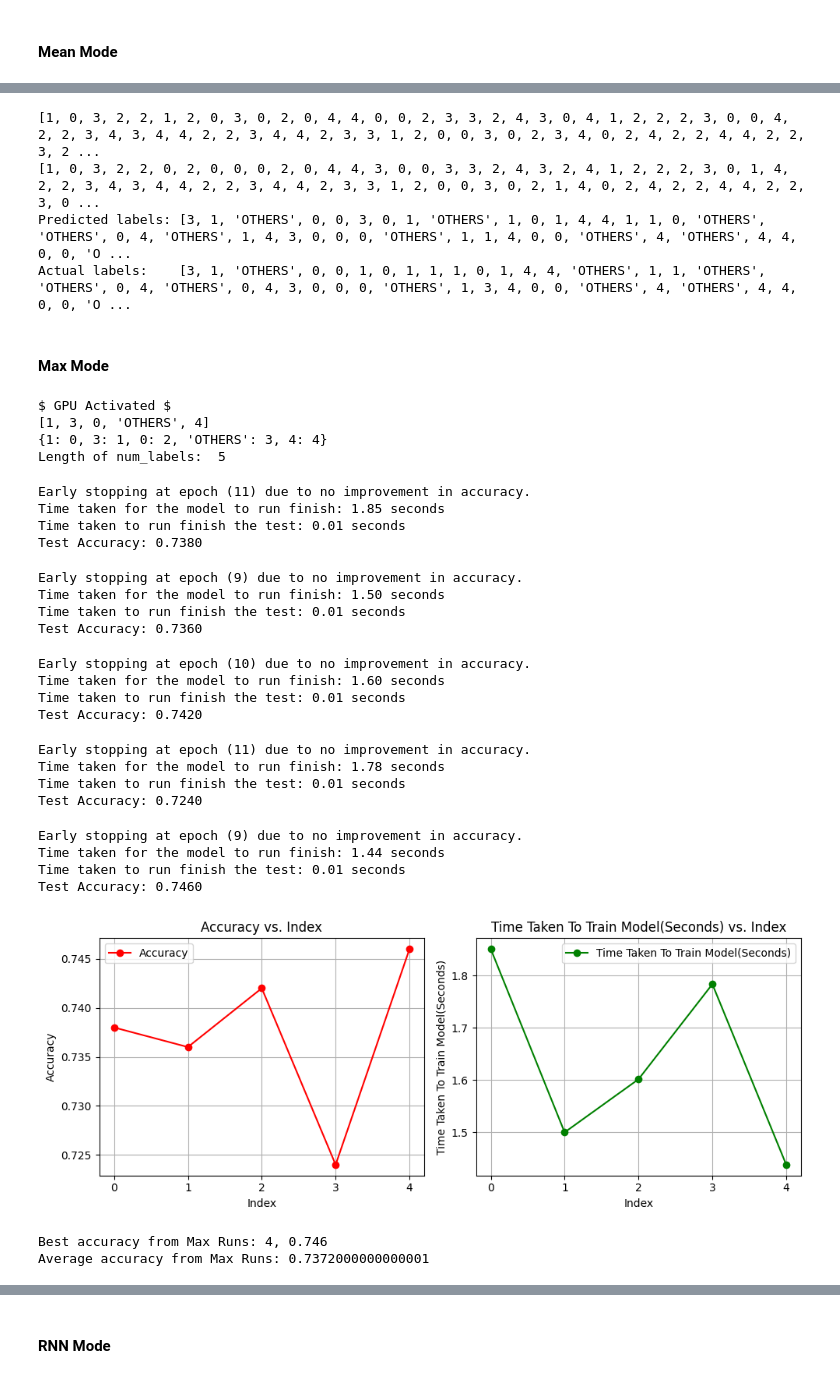
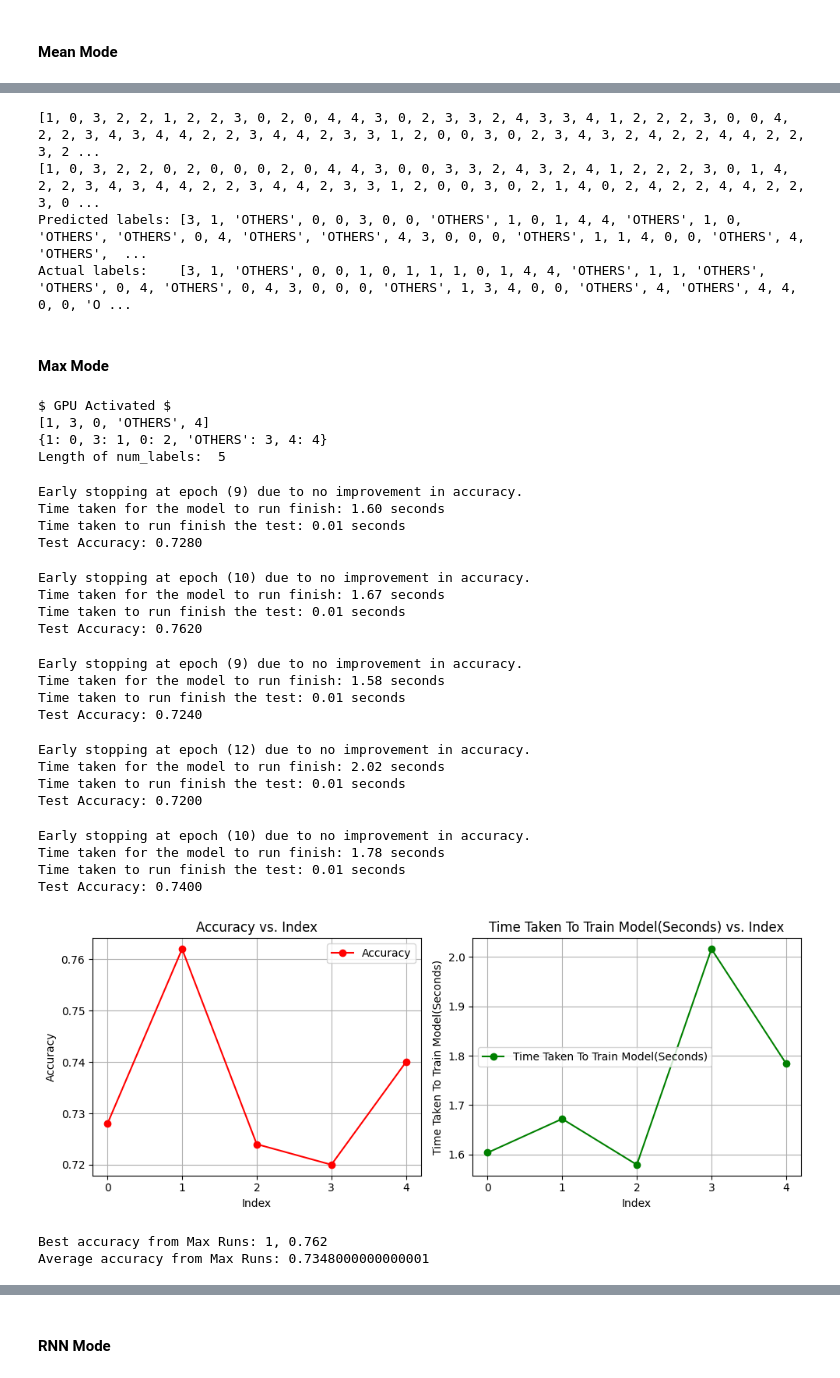
Before and after one commit to jordanlianhs/SC4002-Natural-Language-Processing, a Jupyter notebook: CZ4045 Part 1 latest copy Jordan.ipynb, the cells around one changed output, grey strips where cells are left out. Drawn from its saved outputs; the diff is of its cells as text; code cells hidden in the pictures.

```diff
--- a/CZ4045 Part 1 latest copy Jordan.ipynb
+++ b/CZ4045 Part 1 latest copy Jordan.ipynb
@@ -541,7 +541,7 @@ def plot_findings(X_axis: list, Y_axis: list, X_label: str, Y_labels: list = ["A
 # %%
 # # TO FIND OPTIMAL PARAMETERS
 batch_size = 128
-hidden_dim = 512
+hidden_dim = 256
 embedding_dim = w2v.vector_size
 early_stopper = EarlyStopper(patience=3)
 device = get_device()
@@ -610,7 +610,7 @@ also assuming that the other parameters used are constant, for eg batch_size, hi
 #### Mean Mode
 # %%
 batch_size = 128
-hidden_dim = 512
+hidden_dim = 256
 embedding_dim = w2v.vector_size
 early_stopper = EarlyStopper(patience=3)
 device = get_device()
@@ -687,15 +687,15 @@ print(actual_labels[acc.index(max(acc))])
 print("Predicted labels:",[labels_dict_inverse[i] for i in predicted_labels[acc.index(max(acc))]])
 print("Actual labels:   ",[labels_dict_inverse[i] for i in actual_labels[acc.index(max(acc))]])
 # %% [output]
-[1, 0, 3, 2, 2, 1, 2, 0, 3, 0, 2, 0, 4, 4, 0, 0, 2, 3, 3, 2, 4, 3, 0, 4, 1, 2, 2, 2, 3, 0, 0, 4, 2, 2, 3, 4, 3, 4, 4, 2, 2, 3, 4, 4, 2, 3, 3, 1, 2, 0, 0, 3, 0, 2, 3, 4, 0, 2, 4, 2, 2, 4, 4, 2, 2, 3, 2 ...
+[1, 0, 3, 2, 2, 1, 2, 2, 3, 0, 2, 0, 4, 4, 3, 0, 2, 3, 3, 2, 4, 3, 3, 4, 1, 2, 2, 2, 3, 0, 0, 4, 2, 2, 3, 4, 3, 4, 4, 2, 2, 3, 4, 4, 2, 3, 3, 1, 2, 0, 0, 3, 0, 2, 3, 4, 3, 2, 4, 2, 2, 4, 4, 2, 2, 3, 2 ...
 [1, 0, 3, 2, 2, 0, 2, 0, 0, 0, 2, 0, 4, 4, 3, 0, 0, 3, 3, 2, 4, 3, 2, 4, 1, 2, 2, 2, 3, 0, 1, 4, 2, 2, 3, 4, 3, 4, 4, 2, 2, 3, 4, 4, 2, 3, 3, 1, 2, 0, 0, 3, 0, 2, 1, 4, 0, 2, 4, 2, 2, 4, 4, 2, 2, 3, 0 ...
-Predicted labels: [3, 1, 'OTHERS', 0, 0, 3, 0, 1, 'OTHERS', 1, 0, 1, 4, 4, 1, 1, 0, 'OTHERS', 'OTHERS', 0, 4, 'OTHERS', 1, 4, 3, 0, 0, 0, 'OTHERS', 1, 1, 4, 0, 0, 'OTHERS', 4, 'OTHERS', 4, 4, 0, 0, 'O ...
+Predicted labels: [3, 1, 'OTHERS', 0, 0, 3, 0, 0, 'OTHERS', 1, 0, 1, 4, 4, 'OTHERS', 1, 0, 'OTHERS', 'OTHERS', 0, 4, 'OTHERS', 'OTHERS', 4, 3, 0, 0, 0, 'OTHERS', 1, 1, 4, 0, 0, 'OTHERS', 4, 'OTHERS',  ...
 Actual labels:    [3, 1, 'OTHERS', 0, 0, 1, 0, 1, 1, 1, 0, 1, 4, 4, 'OTHERS', 1, 1, 'OTHERS', 'OTHERS', 0, 4, 'OTHERS', 0, 4, 3, 0, 0, 0, 'OTHERS', 1, 3, 4, 0, 0, 'OTHERS', 4, 'OTHERS', 4, 4, 0, 0, 'O ...
 # %% [markdown]
 #### Max Mode
 # %%
 batch_size = 128
-hidden_dim = 512
+hidden_dim = 256
 embedding_dim = w2v.vector_size
 early_stopper = EarlyStopper(patience=3)
 device = get_device()
@@ -721,51 +721,51 @@ for run in max_run_index:
     train_data_loader, validation_data_loader = get_training_data(
         batch_size, w2v, train_df, validation_df)
     test_data_loader = get_test_data(batch_size, w2v, random_seed=random_seed)
     model = get_model(embedding_dim, hidden_dim, num_labels,
                       pretrained_embeddings, dropout_prob=dropout_prob)
     early_stopper = EarlyStopper(patience=3)
 
     _, _, _, _, time_taken = train_model(model, train_data_loader, validation_data_loader, mode=mode,
                                          device=device, epochs=epoch, random_initial_state=False,
                                          learning_rate=learning_rate, early_stopper=early_stopper, debug=False)
     predicted_label, actual_label, test_accuracy = test_model(
         model=model, test_data_loader=test_data_loader, mode=mode, device=device)
     acc.append(test_accuracy)
     tt.append(time_taken)
     predicted_labels.append(predicted_label)
     actual_labels.append(actual_label)
 
 plot_findings(max_run_index, [acc, tt], "Index")
 print(f"Best accuracy from Max Runs: {max_run_index[acc.index(max(acc))]}, {max(acc)}")
 print(f"Average accuracy from Max Runs: {sum(acc)/len(acc)}")
 # %% [output]
 $ GPU Activated $
 [1, 3, 0, 'OTHERS', 4]
 {1: 0, 3: 1, 0: 2, 'OTHERS': 3, 4: 4}
 Length of num_labels:  5
-Early stopping at epoch (11) due to no improvement in accuracy.
-Time taken for the model to run finish: 1.85 seconds
+Early stopping at epoch (9) due to no improvement in accuracy.
+Time taken for the model to run finish: 1.60 seconds
 Time taken to run finish the test: 0.01 seconds
-Test Accuracy: 0.7380
+Test Accuracy: 0.7280
-Early stopping at epoch (9) due to no improvement in accuracy.
-Time taken for the model to run finish: 1.50 seconds
+Early stopping at epoch (10) due to no improvement in accuracy.
+Time taken for the model to run finish: 1.67 seconds
 Time taken to run finish the test: 0.01 seconds
-Test Accuracy: 0.7360
+Test Accuracy: 0.7620
-Early stopping at epoch (10) due to no improvement in accuracy.
-Time taken for the model to run finish: 1.60 seconds
+Early stopping at epoch (9) due to no improvement in accuracy.
+Time taken for the model to run finish: 1.58 seconds
 Time taken to run finish the test: 0.01 seconds
-Test Accuracy: 0.7420
+Test Accuracy: 0.7240
-Early stopping at epoch (11) due to no improvement in accuracy.
-Time taken for the model to run finish: 1.78 seconds
+Early stopping at epoch (12) due to no improvement in accuracy.
+Time taken for the model to run finish: 2.02 seconds
 Time taken to run finish the test: 0.01 seconds
-Test Accuracy: 0.7240
+Test Accuracy: 0.7200
-Early stopping at epoch (9) due to no improvement in accuracy.
-Time taken for the model to run finish: 1.44 seconds
+Early stopping at epoch (10) due to no improvement in accuracy.
+Time taken for the model to run finish: 1.78 seconds
 Time taken to run finish the test: 0.01 seconds
-Test Accuracy: 0.7460
+Test Accuracy: 0.7400
-[figure, old version]
+[figure, new version]
-Best accuracy from Max Runs: 4, 0.746
-Average accuracy from Max Runs: 0.7372000000000001
+Best accuracy from Max Runs: 1, 0.762
+Average accuracy from Max Runs: 0.7348000000000001
 # %%
 print(predicted_labels[acc.index(max(acc))])
 print(actual_labels[acc.index(max(acc))])
```
Also changed, not shown: parts of 13 cells of this notebook.
